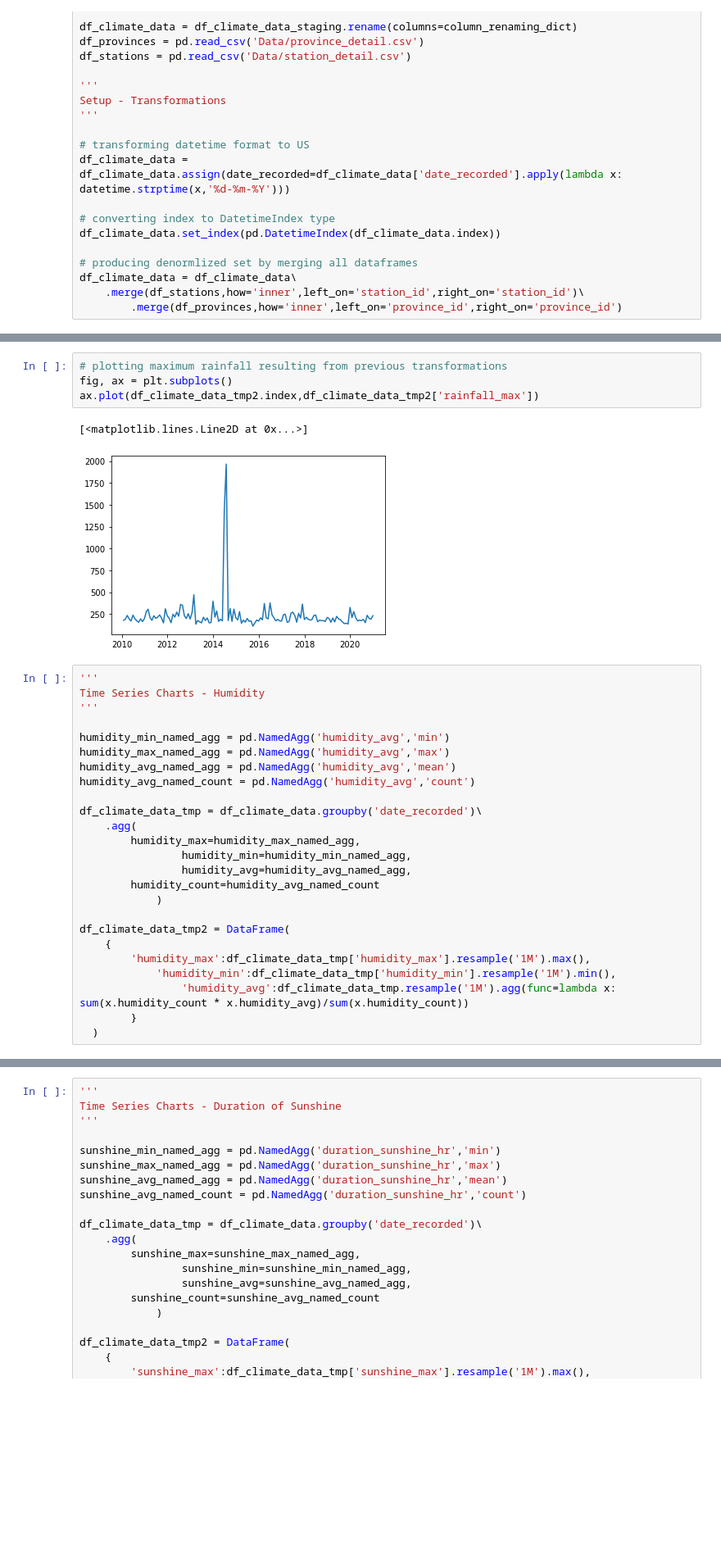
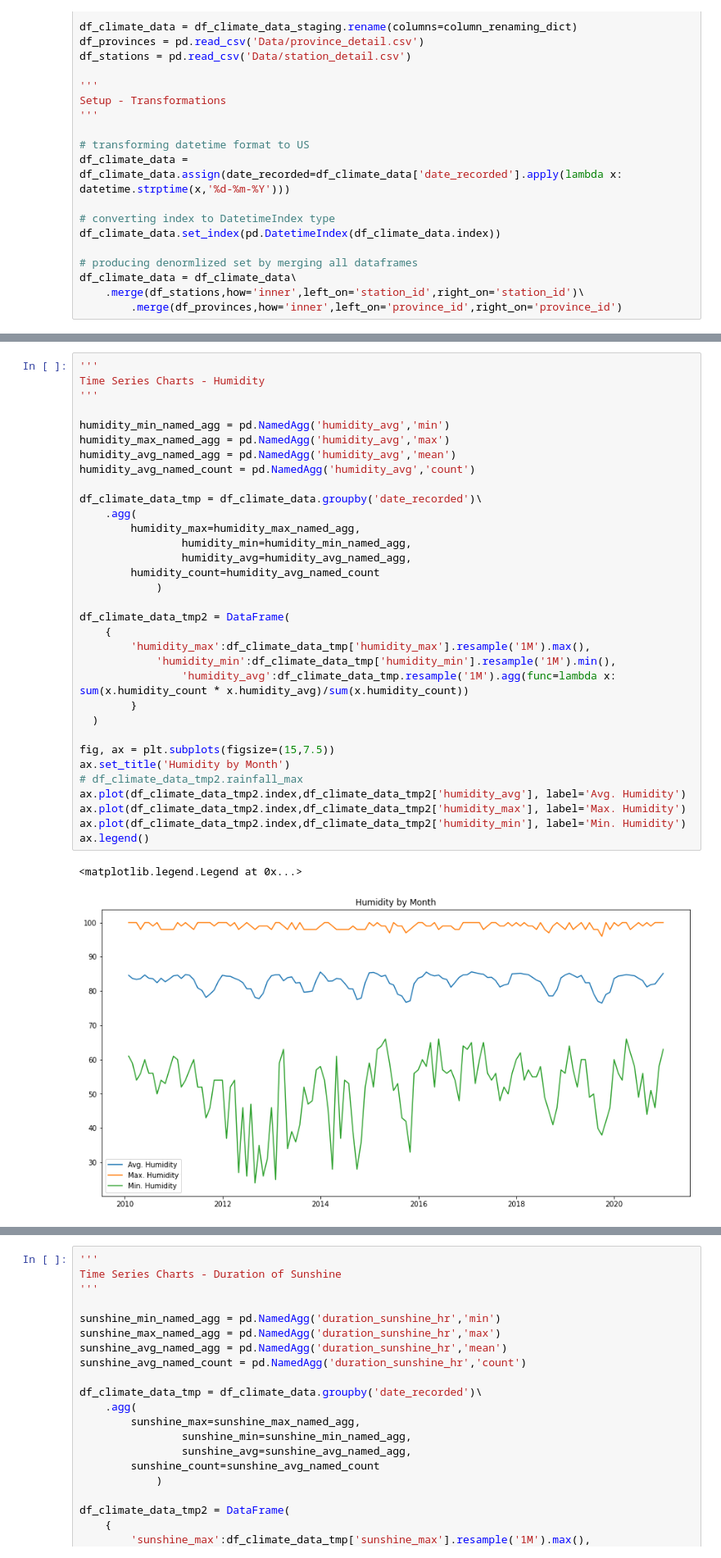
Before and after one commit to BenWS/indonesia-climate-analysis, a Jupyter notebook: Development/Analysis/Exploratory Analysis.ipynb, the cells around one changed output, grey strips where cells are left out. Shown at 82% size. Saved outputs shown, nothing was run; the diff lists cells and outputs as text; blank space fills up the shorter version.

```diff
--- a/Development/Analysis/Exploratory Analysis.ipynb
+++ b/Development/Analysis/Exploratory Analysis.ipynb
@@ -171,32 +184,36 @@ ax.plot(df_climate_data_tmp2.index,df_climate_data_tmp2['rainfall_avg'])
-# %%
-# plotting maximum rainfall resulting from previous transformations
-fig, ax = plt.subplots()
-ax.plot(df_climate_data_tmp2.index,df_climate_data_tmp2['rainfall_max'])
-# %% [output]
-[<matplotlib.lines.Line2D at 0x...>]
-[figure, removed]
 # %%
 '''
 Time Series Charts - Humidity
 '''
 
 humidity_min_named_agg = pd.NamedAgg('humidity_avg','min')
 humidity_max_named_agg = pd.NamedAgg('humidity_avg','max')
 humidity_avg_named_agg = pd.NamedAgg('humidity_avg','mean')
 humidity_avg_named_count = pd.NamedAgg('humidity_avg','count')
 
 df_climate_data_tmp = df_climate_data.groupby('date_recorded')\
     .agg(
         humidity_max=humidity_max_named_agg,
 				humidity_min=humidity_min_named_agg,
 				humidity_avg=humidity_avg_named_agg,
         humidity_count=humidity_avg_named_count
 			)
 
 df_climate_data_tmp2 = DataFrame(
     {
         'humidity_max':df_climate_data_tmp['humidity_max'].resample('1M').max(),
      		'humidity_min':df_climate_data_tmp['humidity_min'].resample('1M').min(),
 				'humidity_avg':df_climate_data_tmp.resample('1M').agg(func=lambda x: sum(x.humidity_count * x.humidity_avg)/sum(x.humidity_count))
 		}
   )
+
+fig, ax = plt.subplots(figsize=(15,7.5))
+ax.set_title('Humidity by Month')
+# df_climate_data_tmp2.rainfall_max
+ax.plot(df_climate_data_tmp2.index,df_climate_data_tmp2['humidity_avg'], label='Avg. Humidity')
+ax.plot(df_climate_data_tmp2.index,df_climate_data_tmp2['humidity_max'], label='Max. Humidity')
+ax.plot(df_climate_data_tmp2.index,df_climate_data_tmp2['humidity_min'], label='Min. Humidity')
+ax.legend()
+# %% [output]
+<matplotlib.legend.Legend at 0x...>
+[figure, added]
```
Also changed, not shown: parts of 46 cells of this notebook, 10 other files.
